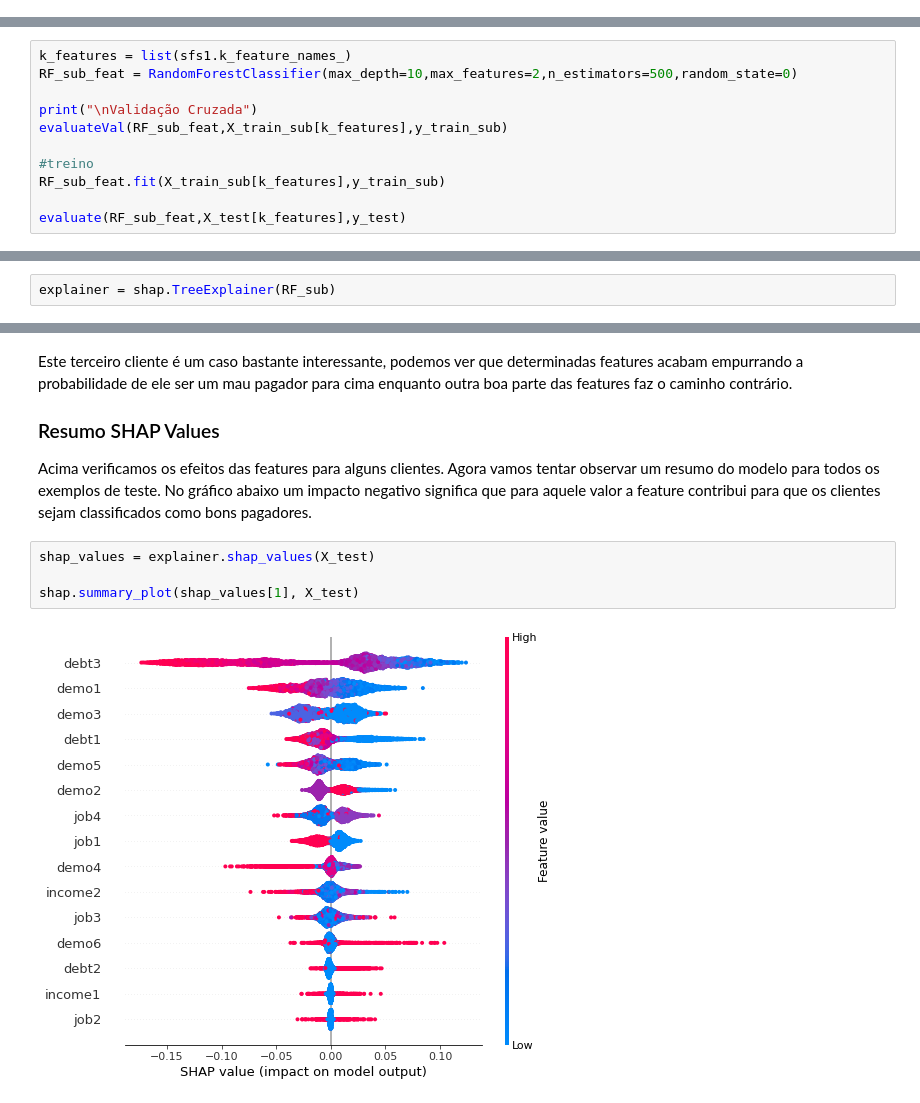
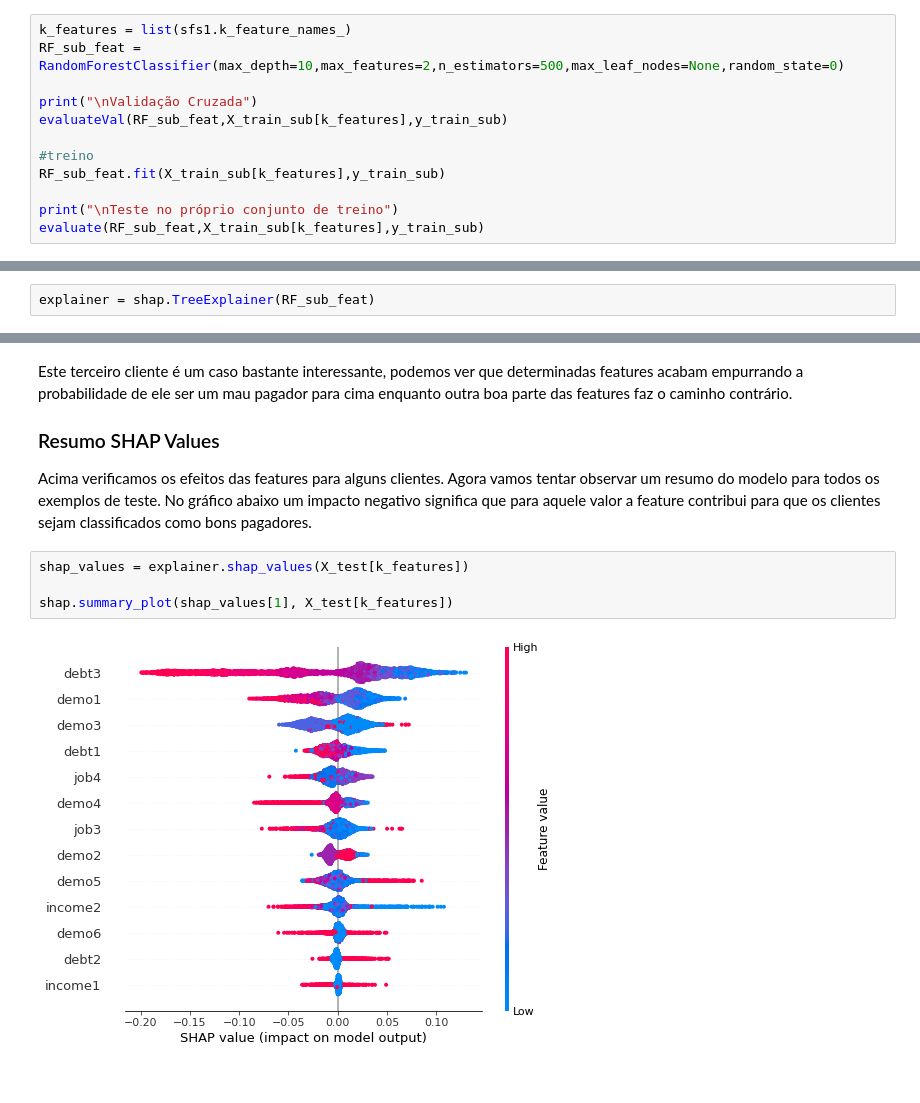
Before and after one commit to clementino1971/desafio-ume, a Jupyter notebook: Desafio_Tecnico_ume.ipynb, the cells around one changed output, grey strips where cells are left out. Cells and saved outputs as stored; diff of their text form.

```diff
--- a/Desafio_Tecnico_ume.ipynb
+++ b/Desafio_Tecnico_ume.ipynb
@@ -455,0 +483,12 @@ Revocação = 1.0, Especificidade = 0.0, AUC = 0.5
+# %%
+k_features = list(sfs1.k_feature_names_)
+RF_sub_feat = RandomForestClassifier(max_depth=10,max_features=2,n_estimators=500,max_leaf_nodes=None,random_state=0)
+
+print("\nValidação Cruzada")
+evaluateVal(RF_sub_feat,X_train_sub[k_features],y_train_sub)
+
+#treino
+RF_sub_feat.fit(X_train_sub[k_features],y_train_sub)
+
+print("\nTeste no próprio conjunto de treino")
+evaluate(RF_sub_feat,X_train_sub[k_features],y_train_sub)
@@ -512,13 +574,2 @@ Melhor Conjunto contendo 14 (AUC: 0.653): ('demo1', 'demo2', 'demo3', 'demo4', '
 # %% [markdown]
 Na busca o melhor subconjunto exclui 1 feature, vamos verificar abaixo se essa retirada afeta significativamente o desempenho.
-# %%
-k_features = list(sfs1.k_feature_names_)
-RF_sub_feat = RandomForestClassifier(max_depth=10,max_features=2,n_estimators=500,random_state=0)
-
-print("\nValidação Cruzada")
-evaluateVal(RF_sub_feat,X_train_sub[k_features],y_train_sub)
-
-#treino
-RF_sub_feat.fit(X_train_sub[k_features],y_train_sub)
-
-evaluate(RF_sub_feat,X_test[k_features],y_test)
@@ -539,7 +596,7 @@ Dado os resultados acima escolhemos como modelo final a Random Forest **RF_sub**
 
 Afim de analisar a importancia das features individualmente para os modelos usarei uma ferramenta chamada SHAP values (Valores de SHAP). Os valores SHAP interpretam o impacto de ter um determinado valor para uma determinada feature em comparação com a previsão que faríamos se esse recurso assumisse algum valor base.
 # %%
-explainer = shap.TreeExplainer(RF_sub)
+explainer = shap.TreeExplainer(RF_sub_feat)
 # %% [markdown]
 Com isso podemos ver quão o valor de uma feature foi importante para alguns clientes:
 
@@ -598,11 +655,11 @@ Este terceiro cliente é um caso bastante interessante, podemos ver que determin
 
 Acima verificamos os efeitos das features para alguns clientes. Agora vamos tentar observar um resumo do modelo para todos os exemplos de teste. No gráfico abaixo um impacto negativo significa que para aquele valor a feature contribui para que os clientes sejam classificados como bons pagadores.
 # %%
-shap_values = explainer.shap_values(X_test)
+shap_values = explainer.shap_values(X_test[k_features])
 
-shap.summary_plot(shap_values[1], X_test)
+shap.summary_plot(shap_values[1], X_test[k_features])
 # %% [output]
-[figure, old version]
+[figure, new version]
 # %% [markdown]
 Sobre o gráfico acima:
 
```
Also changed, not shown: parts of 43 cells of this notebook.
